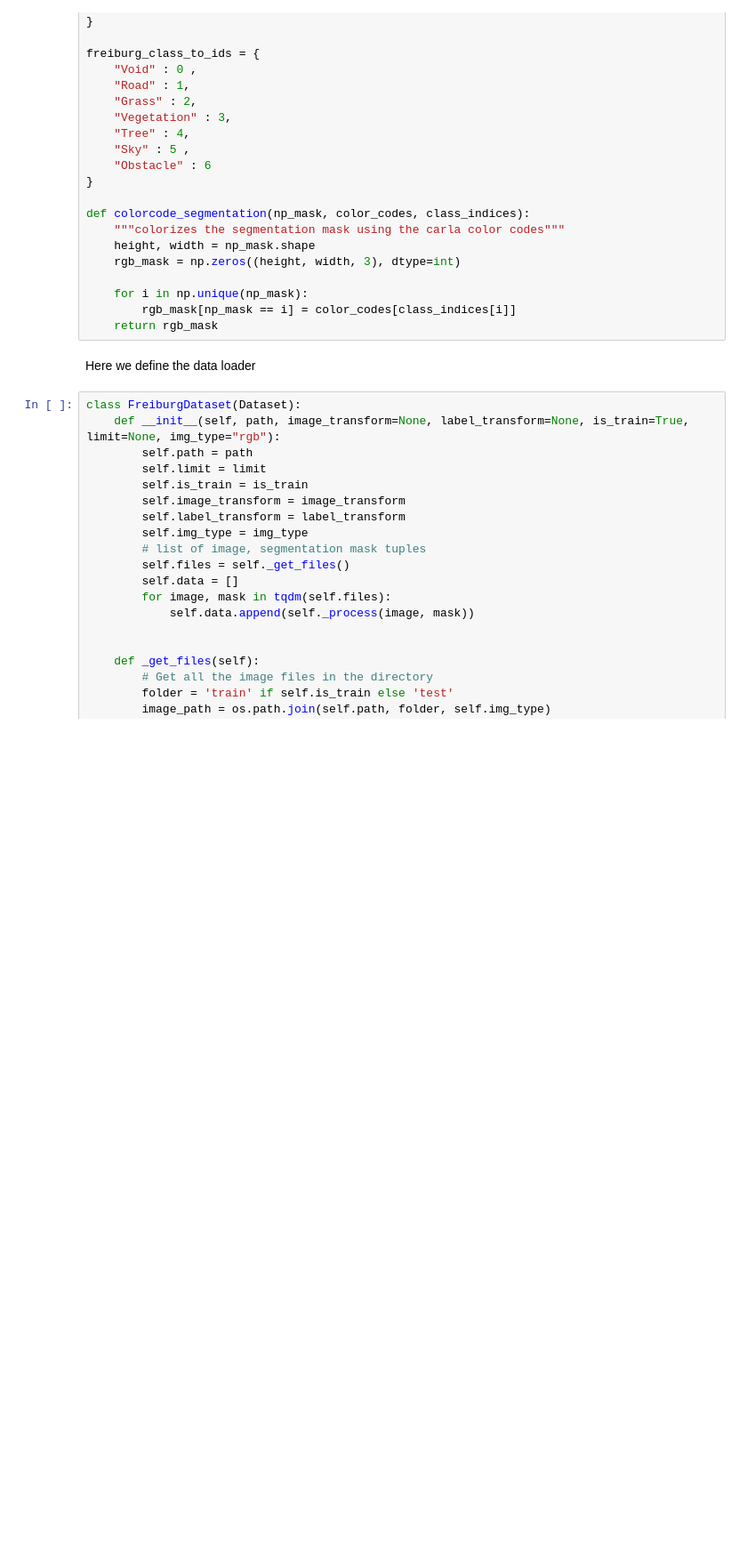
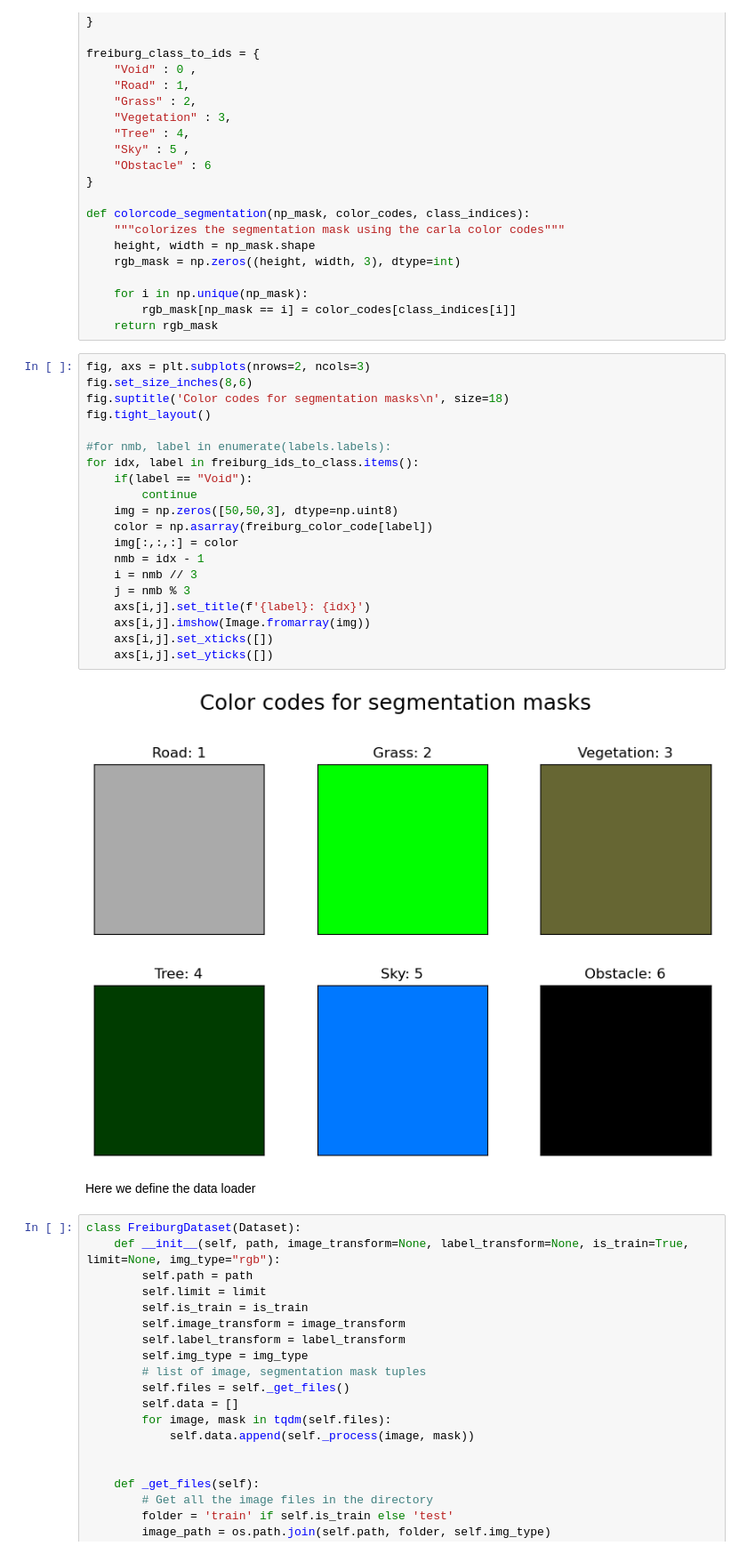
Before and after one commit to osama-alk/DeepLearningInMachineVis-Exercises, a Jupyter notebook: Segmentation MiniProject/08b_SemanticSegmentation_MP.ipynb, the cells around one changed output. Shown at 89% size. Drawn from its saved outputs; the diff is of its cells as text; blank space fills up the shorter version.

```diff
--- a/Segmentation MiniProject/08b_SemanticSegmentation_MP.ipynb
+++ b/Segmentation MiniProject/08b_SemanticSegmentation_MP.ipynb
@@ -107,6 +107,28 @@ def colorcode_segmentation(np_mask, color_codes, class_indices):
     for i in np.unique(np_mask):
         rgb_mask[np_mask == i] = color_codes[class_indices[i]]
     return rgb_mask
+# %%
+fig, axs = plt.subplots(nrows=2, ncols=3)
+fig.set_size_inches(8,6)
+fig.suptitle('Color codes for segmentation masks\n', size=18)
+fig.tight_layout()
+
+#for nmb, label in enumerate(labels.labels):
+for idx, label in freiburg_ids_to_class.items():
+    if(label == "Void"):
+        continue
+    img = np.zeros([50,50,3], dtype=np.uint8)
+    color = np.asarray(freiburg_color_code[label])
+    img[:,:,:] = color
+    nmb = idx - 1
+    i = nmb // 3
+    j = nmb % 3
+    axs[i,j].set_title(f'{label}: {idx}')
+    axs[i,j].imshow(Image.fromarray(img))
+    axs[i,j].set_xticks([])
+    axs[i,j].set_yticks([])
+# %% [output]
+[figure, added]
 # %% [markdown]
 Here we define the data loader
 # %%
```
Also changed, not shown: parts of 69 cells of this notebook, 2 other files.
